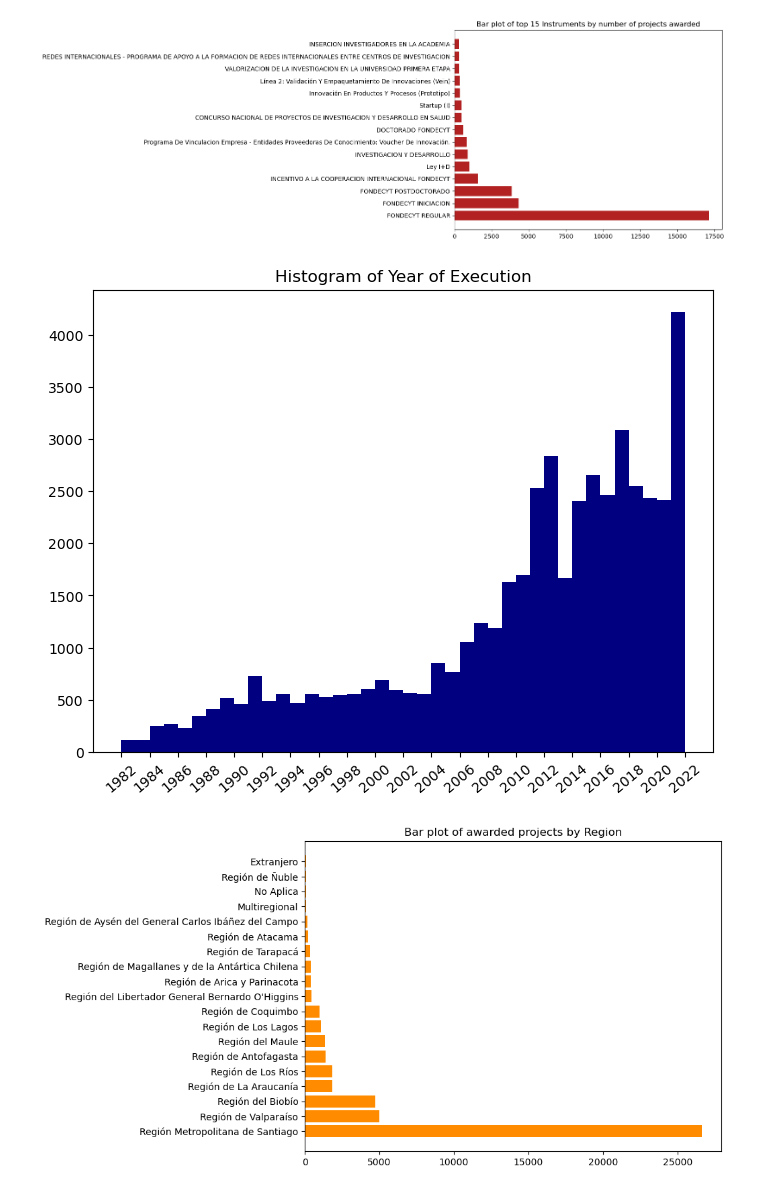
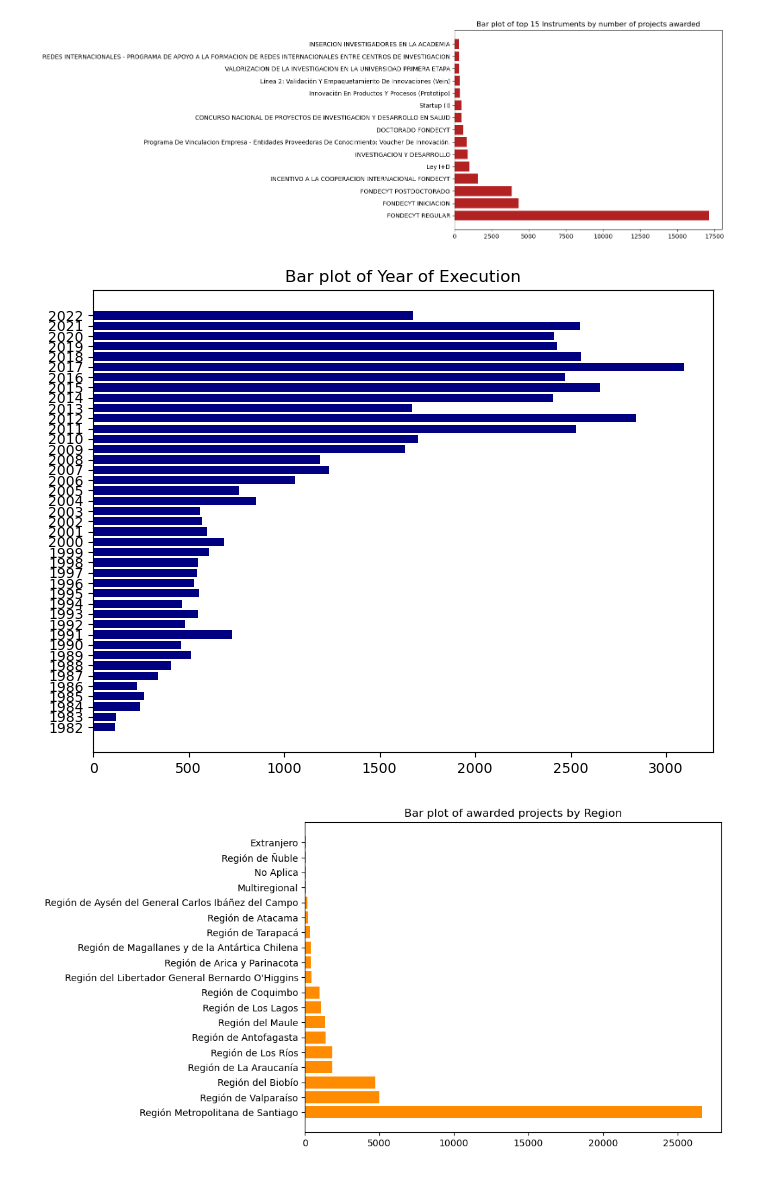
Before and after one commit to Claudio-AhumadaL/Science-and-Technology-in-Chile--State-funding-between-1982-and-2022, a Jupyter notebook: Science and Technology Projects - Funding Awarded by Chilean State between 1982 and 2022.ipynb, the cells around one changed output. Drawn from its saved outputs; the diff is of its cells as text; code cells hidden in the pictures.

Commit message:
Change histogram to barplot
Change Year histogram to barplot for better readibility

```diff
--- a/Science and Technology Projects - Funding Awarded by Chilean State between 1982 and 2022.ipynb
+++ b/Science and Technology Projects - Funding Awarded by Chilean State between 1982 and 2022.ipynb
@@ -239,14 +239,14 @@ plt.show()
 [figure]
 # %%
 # Descriptive Analysis, Histogram - Year of Execution
-
+year_counts = sf_data['Año'].value_counts()
 plt.figure(figsize=(8,6))
-ax_2 = plt.hist(sf_data['Año'], color='navy', bins=40)
-plt.title('Histogram of Year of Execution')
-plt.xticks(np.arange(1982, 2023, 2), rotation=40)
+ax_2 = plt.barh(year_counts.index, year_counts.values, color='navy')
+plt.yticks(range(1982, 2023))
+plt.title('Bar plot of Year of Execution')
 plt.show()
 # %% [output]
-[figure, old version]
+[figure, new version]
 # %%
 # Descriptive Analysis, Bar chart - Region of Execution
 
```
